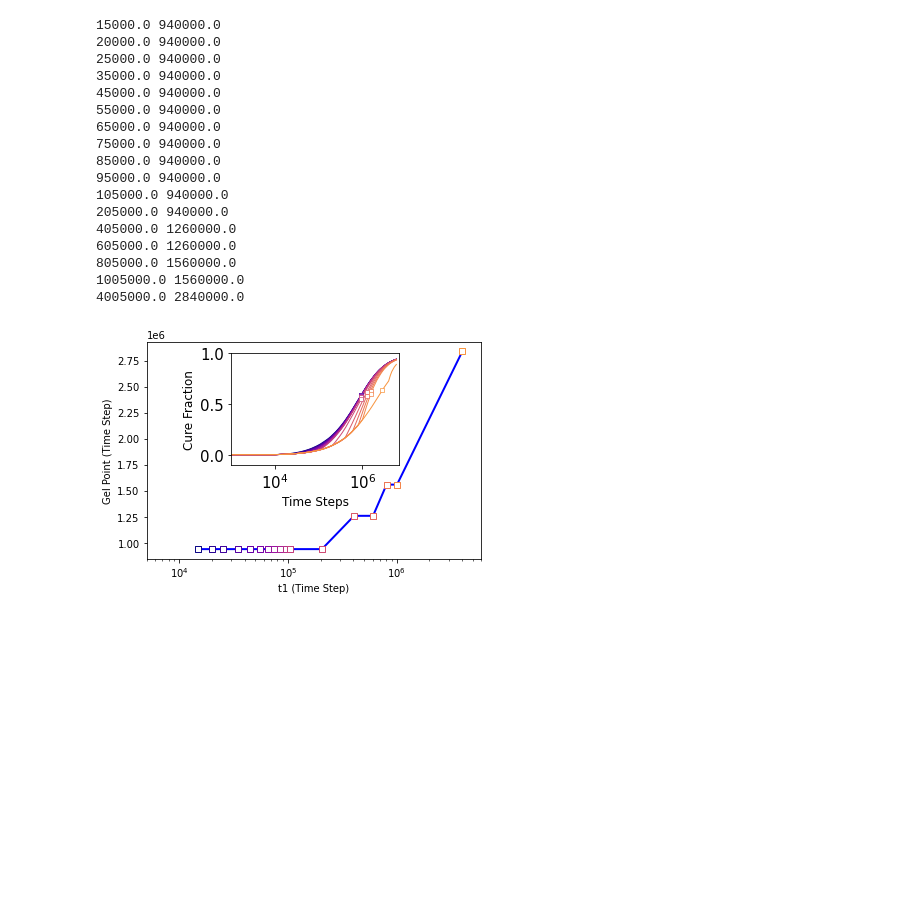
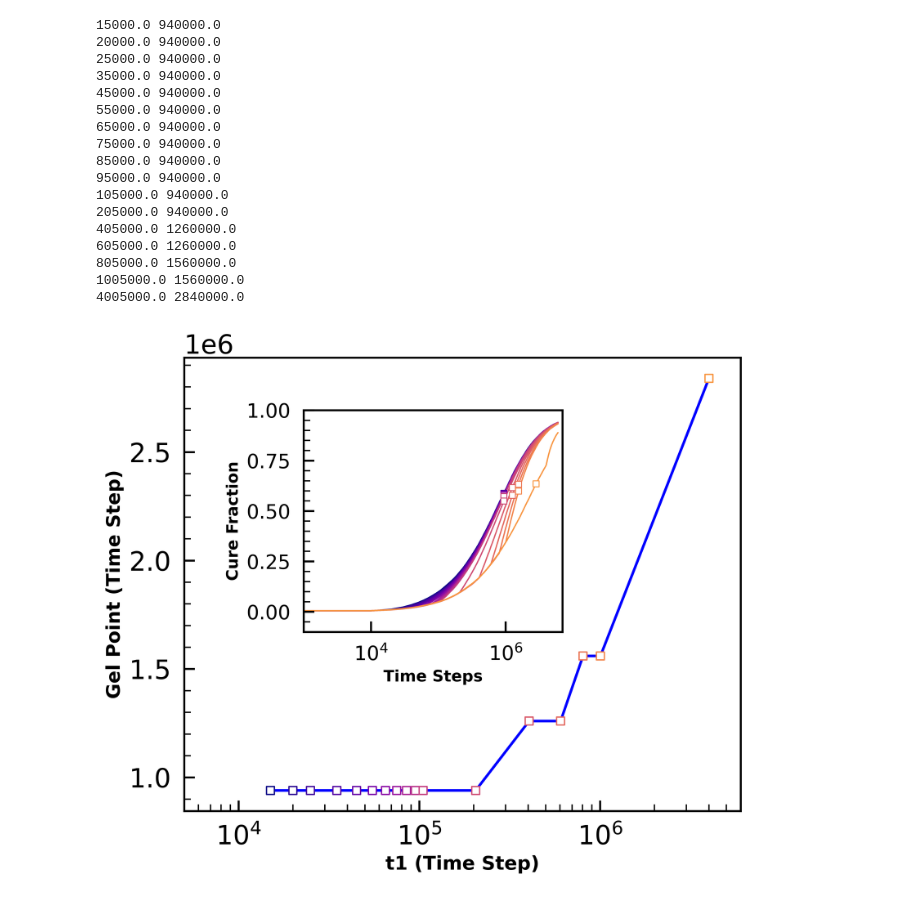
Before and after one commit to cmelab/notebooks-for-2020-epoxy-paper, a Jupyter notebook: sensitivity-study/t1/t1.ipynb, the cells around one changed output. Saved outputs shown, nothing was run; the diff lists cells and outputs as text; code cells hidden in the pictures; blank space fills up the shorter version.

```diff
--- a/sensitivity-study/t1/t1.ipynb
+++ b/sensitivity-study/t1/t1.ipynb
@@ -40,7 +42,7 @@ df_filtered = df[(df.activation_energy==3.0)&
 df['t1'] = df_filtered['temp_prof'].str[1].str[0]
 df_sorted = df.sort_values('t1')
 # %%
-fig = plt.figure()
+fig = plt.figure(dpi=600, figsize=(7, 6))
 ax1 = fig.add_subplot(111)
 lines=[]
 time_conversion = 1.05e-11 #s
@@ -55,11 +57,12 @@ for i,(key,dfgrp) in enumerate(df_filtered.groupby('t1')):
         job=project.open_job(id=jobid)
         data = np.genfromtxt(job.fn('out.log'),names=True)
         ax1.plot(data['timestep'],
-                 data['temperature']*TemperatureConversion,
+                 data['temperature'],#*TemperatureConversion,
                  linewidth=2.0,
                 color=colors[i])
 ax1.set_xlabel('Time Steps')
 ax1.set_ylabel('T (K)')
 plt.xscale('log')
+plt.savefig("temperature_profiles.png", transparent=True)
 plt.show()
 # %% [output]
@@ -67,5 +70,5 @@ plt.show()
 # %%
-fig = plt.figure()
+fig = plt.figure(dpi=600, figsize=(7, 6))
 ax1 = fig.add_subplot(111)
 gel_points=[]
 ramp_up_times=[]
@@ -121,31 +124,32 @@ for i,(key,dfgrp) in enumerate(df_filtered.groupby('t1')):
                     facecolor='w',
                     linewidth=0.7,
                     s=20,
                     color=colors[i],
                    zorder=1)
 ax2.tick_params(axis = 'both', which = 'major', labelsize = 15)
 ax2.set_ylim(-0.1,1)
 ax2.set_xlim(1e3,7e6)
 ax2.set_xlabel('Time Steps',fontsize=12.0)
 ax2.set_ylabel('Cure Fraction',fontsize=12.0)
 ax2.set_xscale('log')
+plt.savefig("gel_points.png", transparent=True)
 plt.show()
 # %% [output]
 15000.0 940000.0
 20000.0 940000.0
 25000.0 940000.0
 35000.0 940000.0
 45000.0 940000.0
 55000.0 940000.0
 65000.0 940000.0
 75000.0 940000.0
 85000.0 940000.0
 95000.0 940000.0
 105000.0 940000.0
 205000.0 940000.0
 405000.0 1260000.0
 605000.0 1260000.0
 805000.0 1560000.0
 1005000.0 1560000.0
 4005000.0 2840000.0
-[figure, old version]
+[figure, new version]
```
Also changed, not shown: parts of 2 cells of this notebook, 24 other files.
